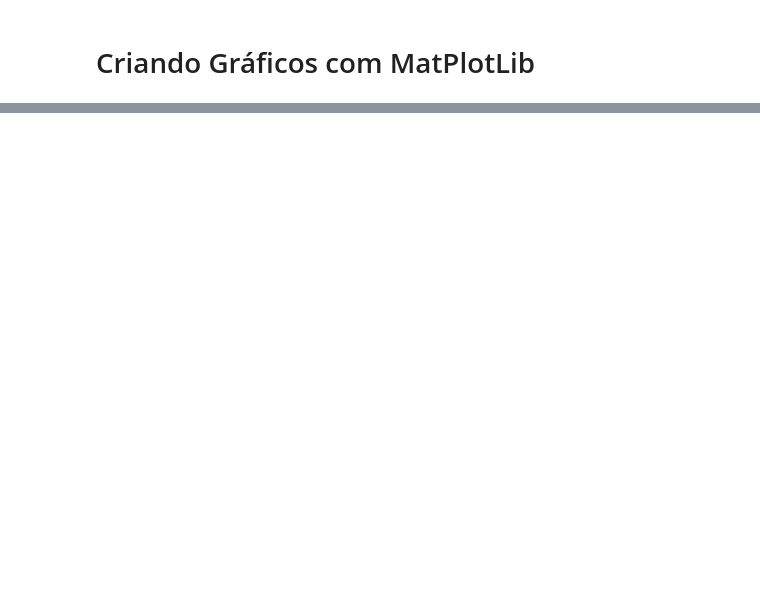
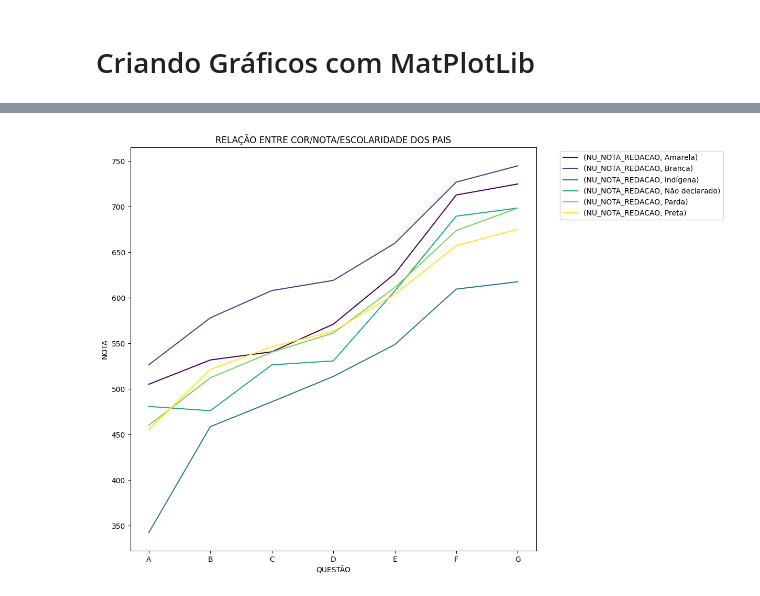
Before and after one commit to Jessesantoz/DadosEnem2022, a Jupyter notebook: Dados_Enem.ipynb, the cells around one changed output, grey strips where cells are left out. Drawn from its saved outputs; the diff is of its cells as text; code cells hidden in the pictures; blank space fills up the shorter version.

```diff
--- a/Dados_Enem.ipynb
+++ b/Dados_Enem.ipynb
@@ -252,0 +286,10 @@ plt.show()
+# %%
+dicionarioCor = {
+0:'Não declarado',
+1:'Branca',
+2:'Preta',
+3:'Parda',
+4:'Amarela',
+5:'Indígena',
+6:'Não dispõe da informação'
+}
@@ -252,0 +324,15 @@ plt.show()
+# %%
+microDados['Etnia'] = [dicionarioCor[resp] for resp in microDados.TP_COR_RACA]
+# %%
+grafCor = microDados.filter(items=['Etnia', 'Q002', 'NU_NOTA_REDACAO']).where(microDados.Q002 != 'H').groupby(['Q002', 'Etnia']).mean()\
+.sort_values(by='NU_NOTA_REDACAO', ascending=False).unstack()
+# %%
+grafCor.plot(colormap='viridis')
+plt.legend(bbox_to_anchor=(1.05, 1), loc=0)
+plt.rcParams['figure.figsize'] = (10, 10)
+plt.title ('RELAÇÃO ENTRE COR/NOTA/ESCOLARIDADE DOS PAIS')
+plt.ylabel('NOTA')
+plt.xlabel('QUESTÃO')
+plt.show()
+# %% [output]
+[figure, added]
```
Also changed, not shown: parts of 15 cells of this notebook.
